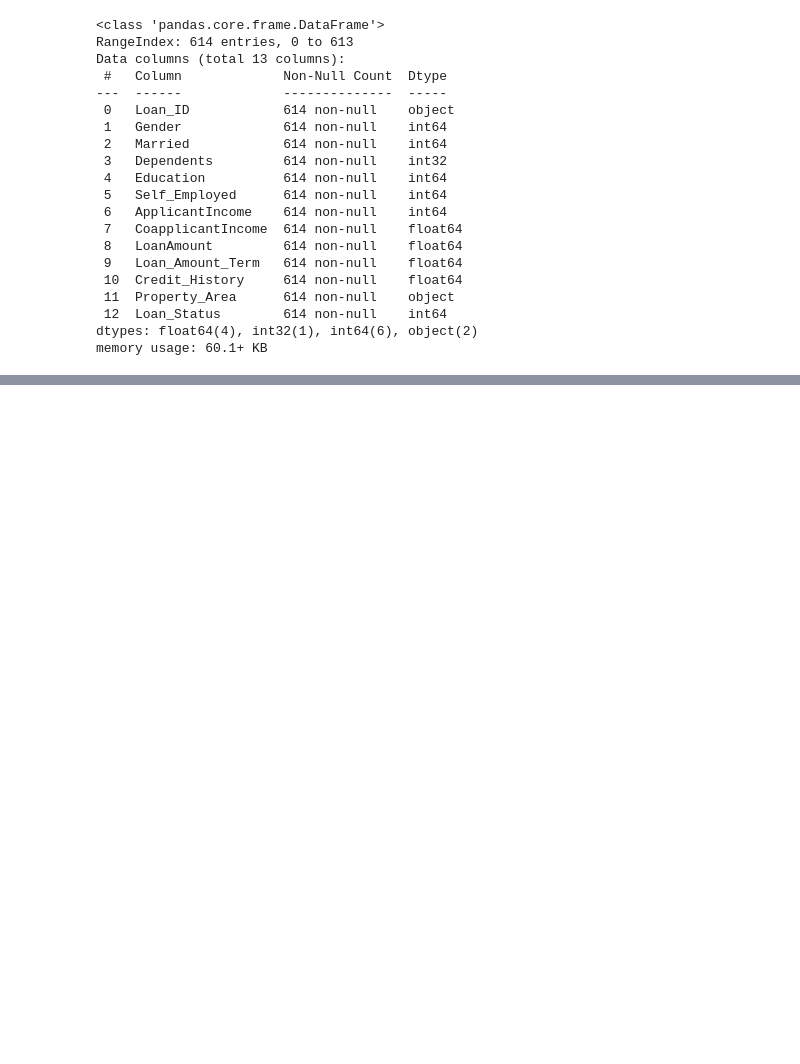
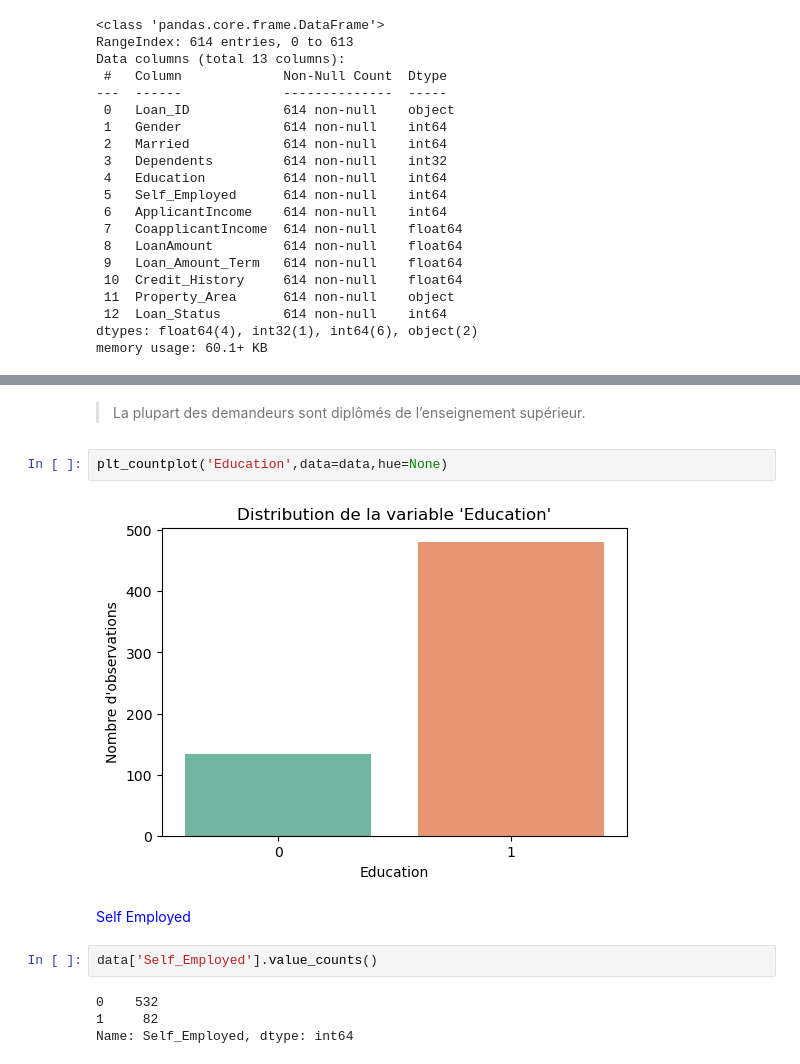
Before and after one commit to 1512200/Logistic_regression_loan_Predict, a Jupyter notebook: LoanPredict_LogisticRegression.ipynb, the cells around one changed output, grey strips where cells are left out. Drawn from its saved outputs; the diff is of its cells as text; blank space fills up the shorter version.

```diff
--- a/LoanPredict_LogisticRegression.ipynb
+++ b/LoanPredict_LogisticRegression.ipynb
@@ -210,0 +281,14 @@ data.describe()
+# %% [markdown]
+> La plupart des demandeurs sont diplômés de l’enseignement supérieur.
+# %%
+plt_countplot('Education',data=data,hue=None)
+# %% [output]
+[figure, added]
+# %% [markdown]
+<span style="color:blue">Self Employed </span>
+# %%
+data['Self_Employed'].value_counts()
+# %% [output]
+0    532
+1     82
+Name: Self_Employed, dtype: int64
```
Also changed, not shown: parts of 139 cells of this notebook, 1 other file.
